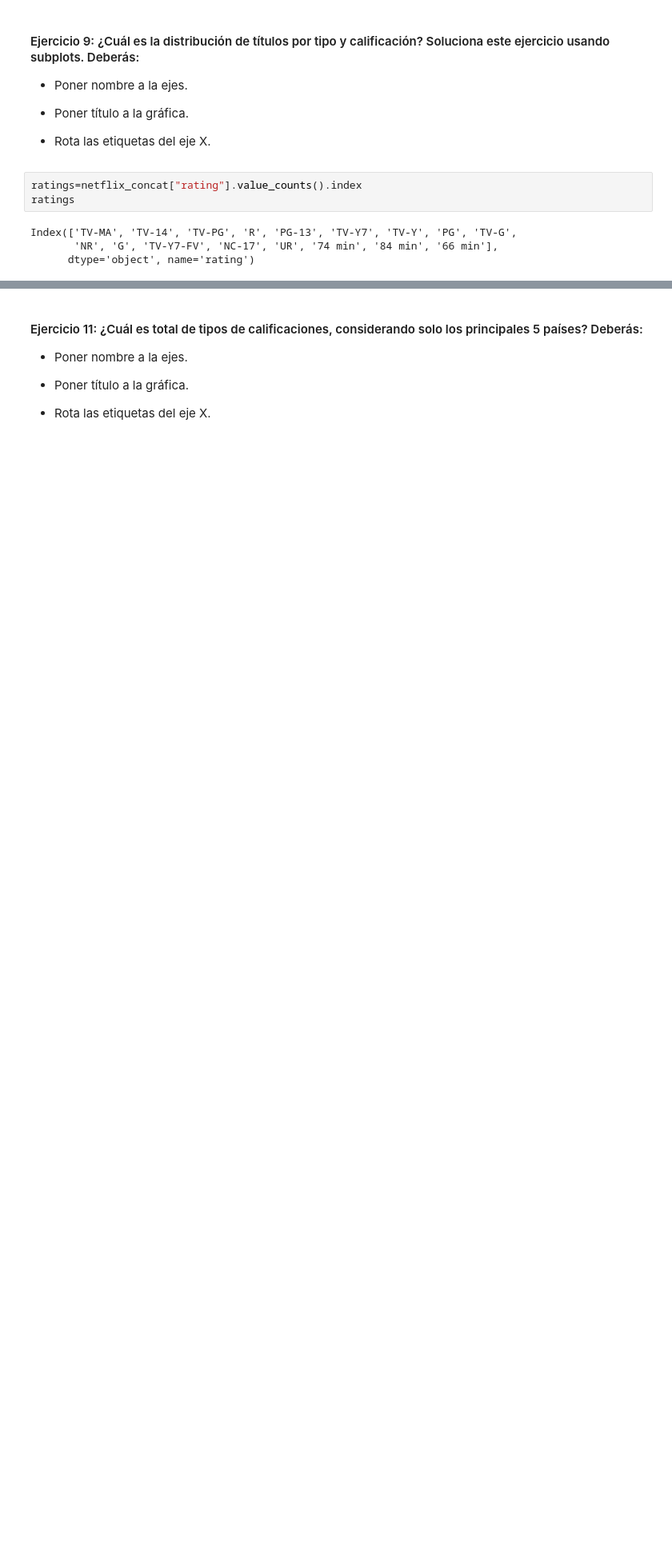
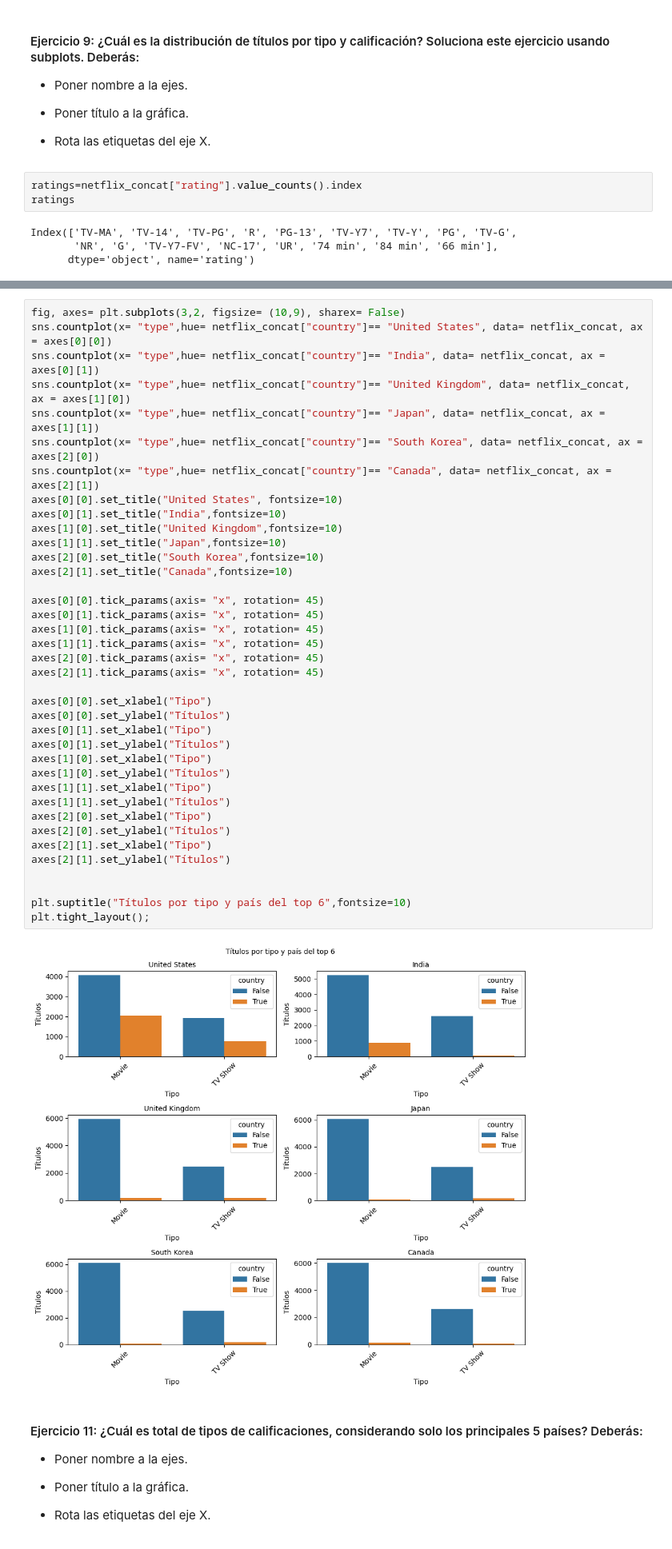
Before and after one commit to jgilsu11/laboratorio-modulo2-leccion04-visualizacion, a Jupyter notebook: laboratorio-modulo2-leccion04-visualizacion.ipynb, the cells around one changed output, grey strips where cells are left out. Shown at 80% size. Drawn from its saved outputs; the diff is of its cells as text; blank space fills up the shorter version.

```diff
--- a/laboratorio-modulo2-leccion04-visualizacion.ipynb
+++ b/laboratorio-modulo2-leccion04-visualizacion.ipynb
@@ -295,6 +309,46 @@ En el ejercicio 10, tenemos que sacar el numero de pelis y series (el tipo) para
 - Poner título a la gráfica.
 
 - Rota las etiquetas del eje X.
+# %%
+fig, axes= plt.subplots(3,2, figsize= (10,9), sharex= False)
+sns.countplot(x= "type",hue= netflix_concat["country"]== "United States", data= netflix_concat, ax = axes[0][0])
+sns.countplot(x= "type",hue= netflix_concat["country"]== "India", data= netflix_concat, ax = axes[0][1])
+sns.countplot(x= "type",hue= netflix_concat["country"]== "United Kingdom", data= netflix_concat, ax = axes[1][0])
+sns.countplot(x= "type",hue= netflix_concat["country"]== "Japan", data= netflix_concat, ax = axes[1][1])
+sns.countplot(x= "type",hue= netflix_concat["country"]== "South Korea", data= netflix_concat, ax = axes[2][0])
+sns.countplot(x= "type",hue= netflix_concat["country"]== "Canada", data= netflix_concat, ax = axes[2][1])
+axes[0][0].set_title("United States", fontsize=10)
+axes[0][1].set_title("India",fontsize=10)
+axes[1][0].set_title("United Kingdom",fontsize=10)
+axes[1][1].set_title("Japan",fontsize=10)
+axes[2][0].set_title("South Korea",fontsize=10)
+axes[2][1].set_title("Canada",fontsize=10)
+
+axes[0][0].tick_params(axis= "x", rotation= 45)
+axes[0][1].tick_params(axis= "x", rotation= 45)
+axes[1][0].tick_params(axis= "x", rotation= 45)
+axes[1][1].tick_params(axis= "x", rotation= 45)
+axes[2][0].tick_params(axis= "x", rotation= 45)
+axes[2][1].tick_params(axis= "x", rotation= 45)
+
+axes[0][0].set_xlabel("Tipo")
+axes[0][0].set_ylabel("Títulos")
+axes[0][1].set_xlabel("Tipo")
+axes[0][1].set_ylabel("Títulos")
+axes[1][0].set_xlabel("Tipo")
+axes[1][0].set_ylabel("Títulos")
+axes[1][1].set_xlabel("Tipo")
+axes[1][1].set_ylabel("Títulos")
+axes[2][0].set_xlabel("Tipo")
+axes[2][0].set_ylabel("Títulos")
+axes[2][1].set_xlabel("Tipo")
+axes[2][1].set_ylabel("Títulos")
+
+
+plt.suptitle("Títulos por tipo y país del top 6",fontsize=10)
+plt.tight_layout();
+# %% [output]
+[figure, added]
 # %% [markdown]
 #### Ejercicio 11: ¿Cuál es total de tipos de calificaciones, considerando solo los principales 5 países? Deberás:
 
```
Also changed, not shown: parts of 9 cells of this notebook.
